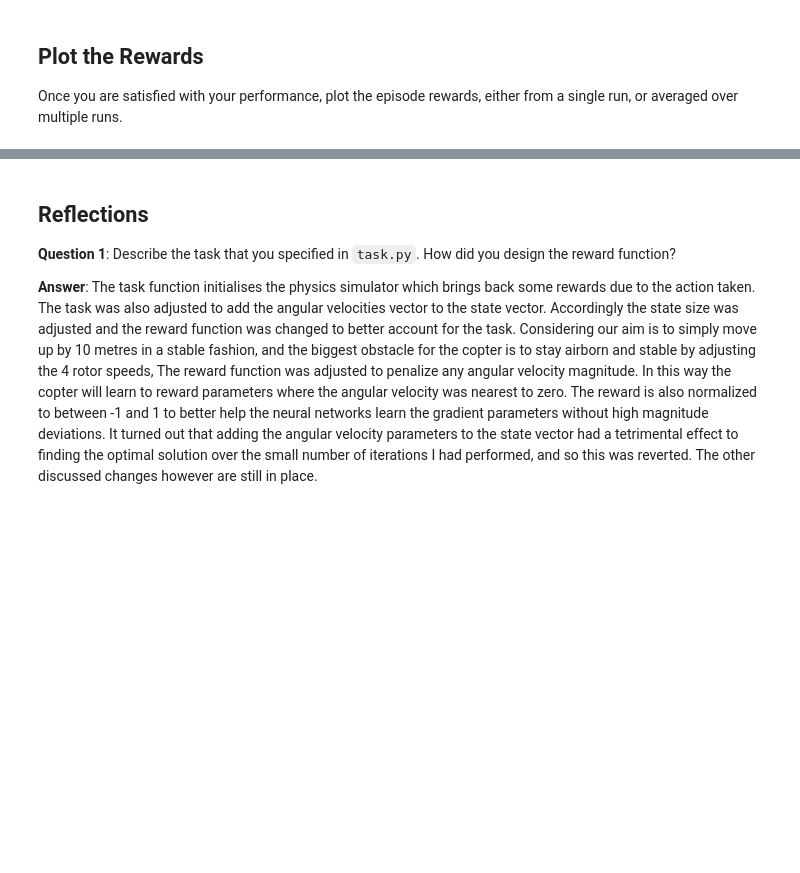
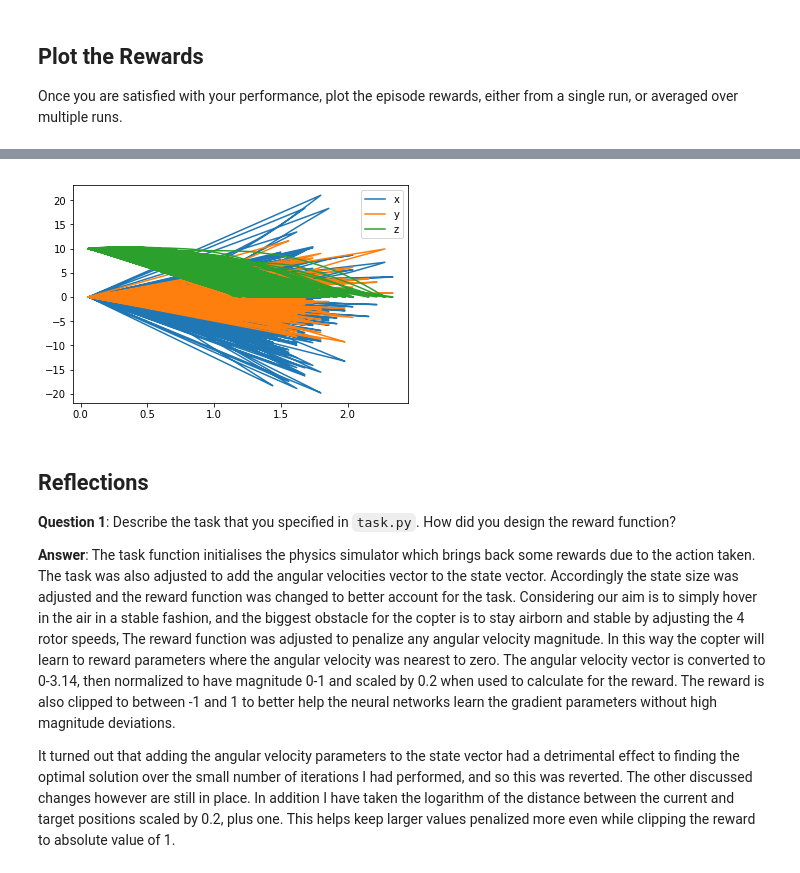
Before and after one commit to bmbigbang/RL-Quadcopter-2, a Jupyter notebook: Quadcopter_Project.ipynb, the cells around one changed output, grey strips where cells are left out. Saved outputs shown, nothing was run; the diff lists cells and outputs as text; code cells hidden in the pictures; blank space fills up the shorter version.

```diff
--- a/Quadcopter_Project.ipynb
+++ b/Quadcopter_Project.ipynb
@@ -260,9 +284,19 @@ print(np.average(rewards[-10:]))
+# %%
+plt.plot(results['time'], results['x'], label='x')
+plt.plot(results['time'], results['y'], label='y')
+plt.plot(results['time'], results['z'], label='z')
+plt.legend()
+_ = plt.ylim()
+# %% [output]
+[figure, added]
 # %% [markdown]
 ## Reflections
 
 **Question 1**: Describe the task that you specified in `task.py`.  How did you design the reward function?
 
-**Answer**: The task function initialises the physics simulator which brings back some rewards due to the action taken. The task was also adjusted to add the angular velocities vector to the state vector. Accordingly the state size was adjusted and the reward function was changed to better account for the task. Considering our aim is to simply move up by 10 metres in a stable fashion, and the biggest obstacle for the copter is to stay airborn and stable by adjusting the 4 rotor speeds, The reward function was adjusted to penalize any angular velocity magnitude. In this way the copter will learn to reward parameters where the angular velocity was nearest to zero. The reward is also normalized to between -1 and 1 to better help the neural networks learn the gradient parameters without high magnitude deviations. It turned out that adding the angular velocity parameters to the state vector had a tetrimental effect to finding the optimal solution over the small number of iterations I had performed, and so this was reverted. The other discussed changes however are still in place.
+**Answer**: The task function initialises the physics simulator which brings back some rewards due to the action taken. The task was also adjusted to add the angular velocities vector to the state vector. Accordingly the state size was adjusted and the reward function was changed to better account for the task. Considering our aim is to simply hover in the air in a stable fashion, and the biggest obstacle for the copter is to stay airborn and stable by adjusting the 4 rotor speeds, The reward function was adjusted to penalize any angular velocity magnitude. In this way the copter will learn to reward parameters where the angular velocity was nearest to zero. The angular velocity vector is converted to 0-3.14, then normalized to have magnitude 0-1 and scaled by 0.2 when used to calculate for the reward. The reward is also clipped to between -1 and 1 to better help the neural networks learn the gradient parameters without high magnitude deviations.
+
+It turned out that adding the angular velocity parameters to the state vector had a detrimental effect to finding the optimal solution over the small number of iterations I had performed, and so this was reverted. The other discussed changes however are still in place. In addition I have taken the logarithm of the distance between the current and target positions scaled by 0.2, plus one. This helps keep larger values penalized more even while clipping the reward to absolute value of 1.
 # %% [markdown]
 **Question 2**: Discuss your agent briefly, using the following questions as a guide:
 
```
Also changed, not shown: parts of 13 cells of this notebook, 2 other files.
